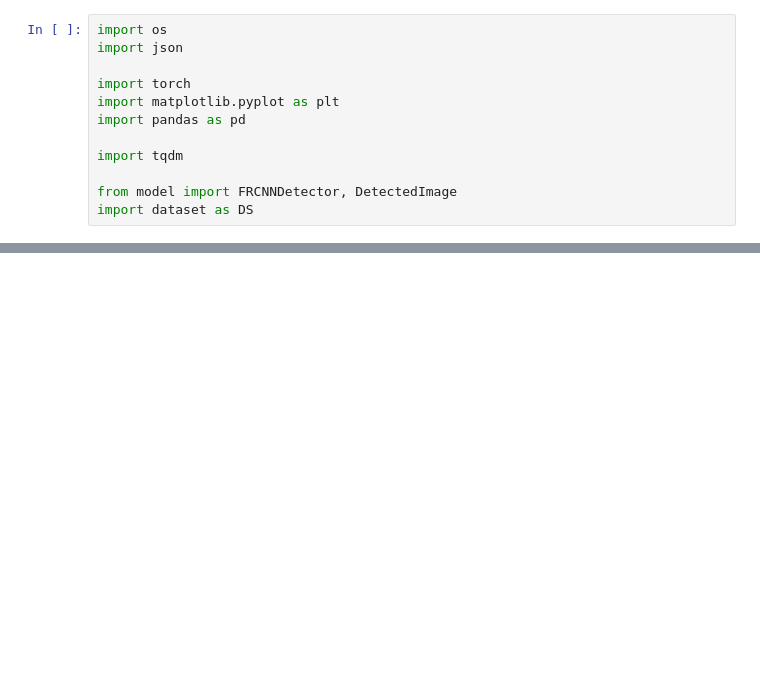
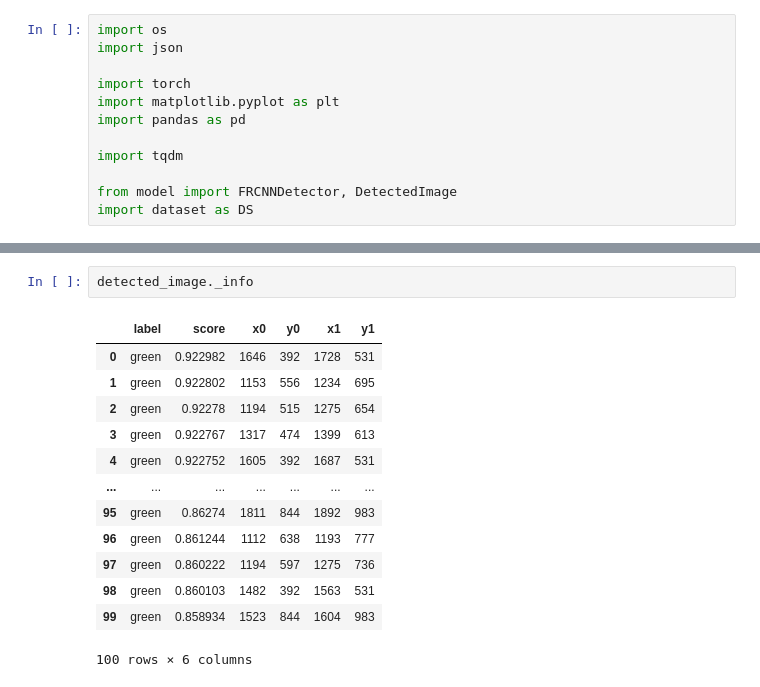
Before and after one commit to hukaichun/EasyOCR, a Jupyter notebook: frcnn/dev_RCNNDetector.ipynb, the cells around one changed output, grey strips where cells are left out. Cells and saved outputs as stored; diff of their text form; blank space fills up the shorter version.

```diff
--- a/frcnn/dev_RCNNDetector.ipynb
+++ b/frcnn/dev_RCNNDetector.ipynb
@@ -67,0 +50,16 @@ plt.imshow(img)
+# %%
+detected_image._info
+# %% [output]
+|  | label | score | x0 | y0 | x1 | y1 |
+| 0 | green | 0.922982 | 1646 | 392 | 1728 | 531 |
+| 1 | green | 0.922802 | 1153 | 556 | 1234 | 695 |
+| 2 | green | 0.92278 | 1194 | 515 | 1275 | 654 |
+| 3 | green | 0.922767 | 1317 | 474 | 1399 | 613 |
+| 4 | green | 0.922752 | 1605 | 392 | 1687 | 531 |
+| ... | ... | ... | ... | ... | ... | ... |
+| 95 | green | 0.86274 | 1811 | 844 | 1892 | 983 |
+| 96 | green | 0.861244 | 1112 | 638 | 1193 | 777 |
+| 97 | green | 0.860222 | 1194 | 597 | 1275 | 736 |
+| 98 | green | 0.860103 | 1482 | 392 | 1563 | 531 |
+| 99 | green | 0.858934 | 1523 | 844 | 1604 | 983 |
+100 rows × 6 columns
```
Also changed, not shown: parts of 7 cells of this notebook, 1 other file.
